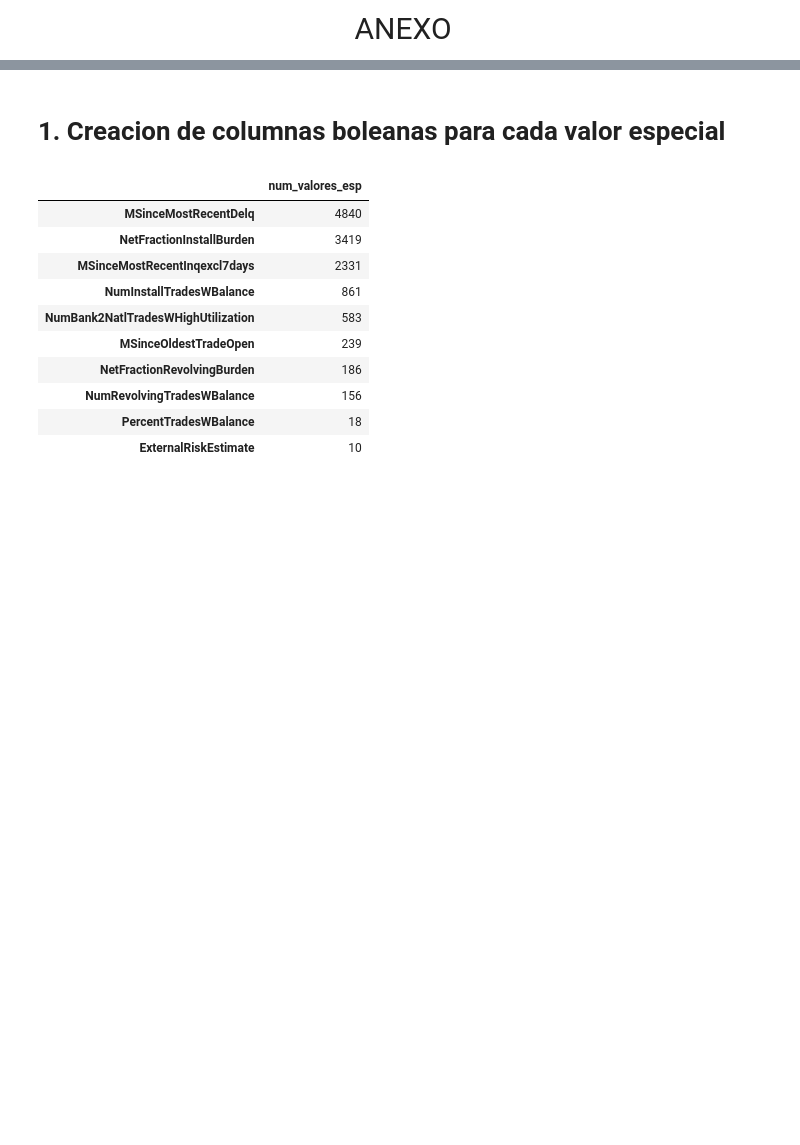
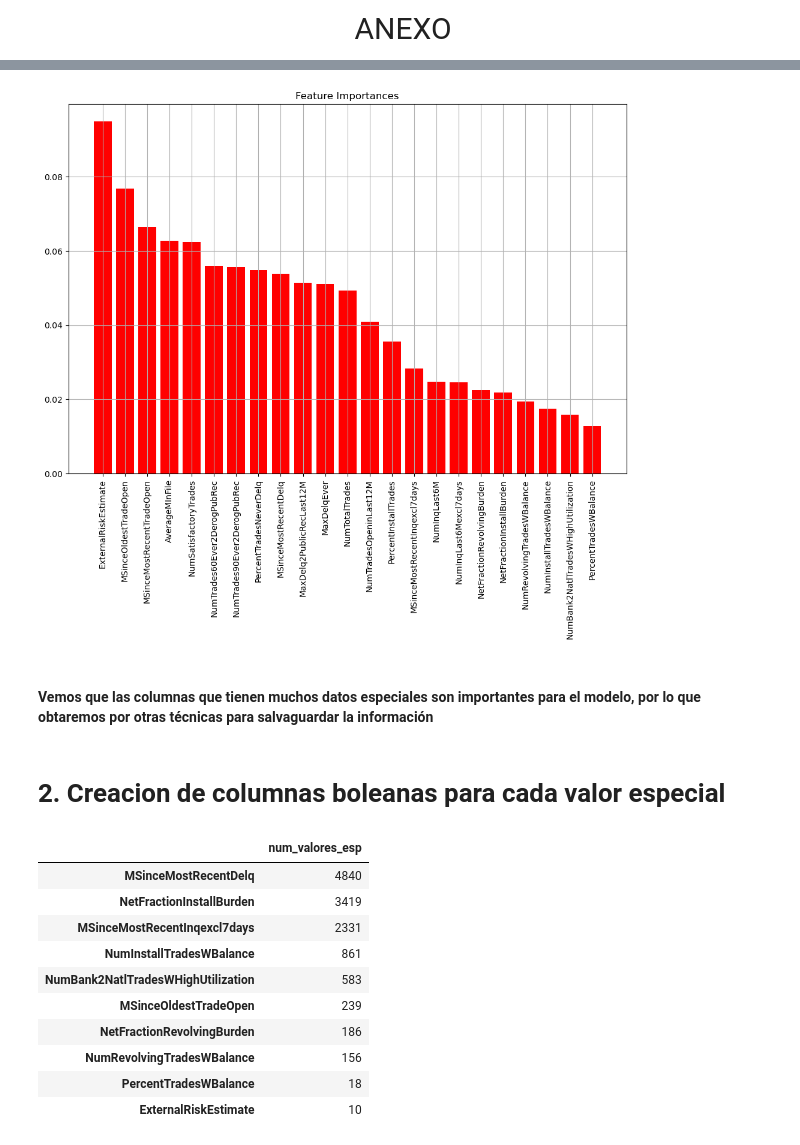
Before and after one commit to UrkoRegueiro/HACK-A-BOSS-PROJECTS, a Jupyter notebook: HELOC_Project/anexo.ipynb, the cells around one changed output, grey strips where cells are left out. Cells and saved outputs as stored; diff of their text form; code cells hidden in the pictures; blank space fills up the shorter version.

```diff
--- a/HELOC_Project/anexo.ipynb
+++ b/HELOC_Project/anexo.ipynb
@@ -11,3 +11,4 @@ import warnings
 warnings.filterwarnings("ignore")
 # %%
 df = pd.read_csv("heloc.csv")
+df = df.replace({'Bad' : 1 , 'Good' : 0})
@@ -13,0 +35,2 @@ df = pd.read_csv("heloc.csv")
+# %%
+df_positivos = df.loc[(df >= 0).all(axis=1)]
@@ -14,5 +60,43 @@ df = pd.read_csv("heloc.csv")
+# %%
+X = df_positivos.drop(["RiskPerformance"], axis=1)
+y = df_positivos["RiskPerformance"]
+
+model = RandomForestClassifier(n_estimators = 250,
+                               random_state = 0)
+# Entrenamos el modelo
+model.fit(X, y)
+
+# Calculamos Feature Importance
+importances = model.feature_importances_
+
+indices = np.argsort(importances)[::-1]
+
+columns_plot = list()
+
+for f in range(X.shape[1]):
+
+    feature = indices[f]
+    importancia = importances[indices[f]]
+    column_name = X.columns[f]
+
+    columns_plot.append(column_name)
+
+plt.figure(figsize = (12, 8))
+
+plt.title("Feature Importances")
+
+plt.bar(range(X.shape[1]), importances[indices], color = "r", align = "center")
+plt.xticks(range(X.shape[1]), columns_plot, rotation = 90)
+
+# plt.xlim([-1, X.shape[1]])
+plt.grid()
+plt.show()
+# %% [output]
+[figure, added]
+# %% [markdown]
+#### Vemos que las columnas que tienen muchos datos especiales son importantes para el modelo, por lo que obtaremos por otras técnicas para salvaguardar la información
 # %% [markdown]
-# 1. Creacion de columnas boleanas para cada valor especial
+# 2. Creacion de columnas boleanas para cada valor especial
 # %%
 def col_datos_esp(df, columnas):
 
```
Also changed, not shown: parts of 24 cells of this notebook.
